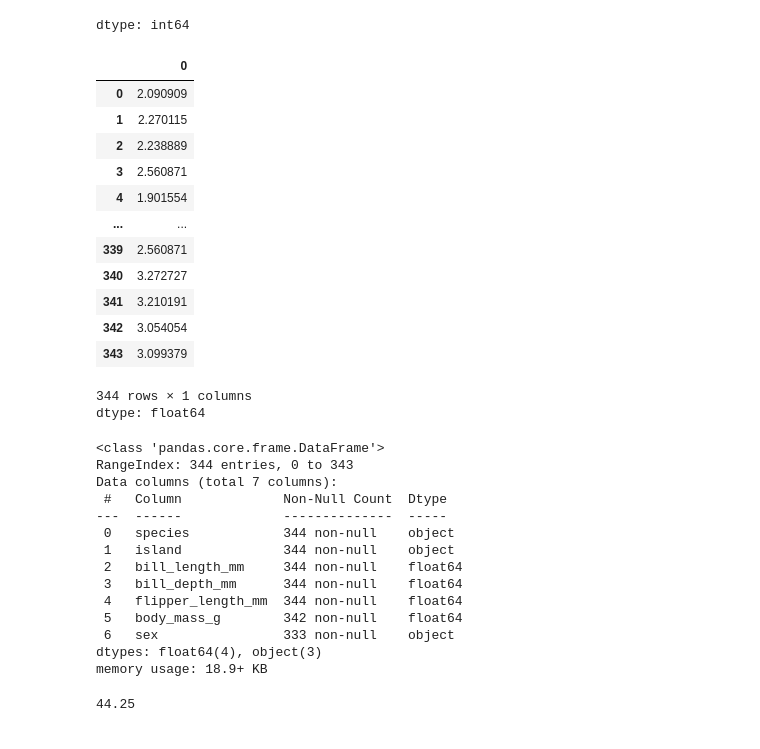
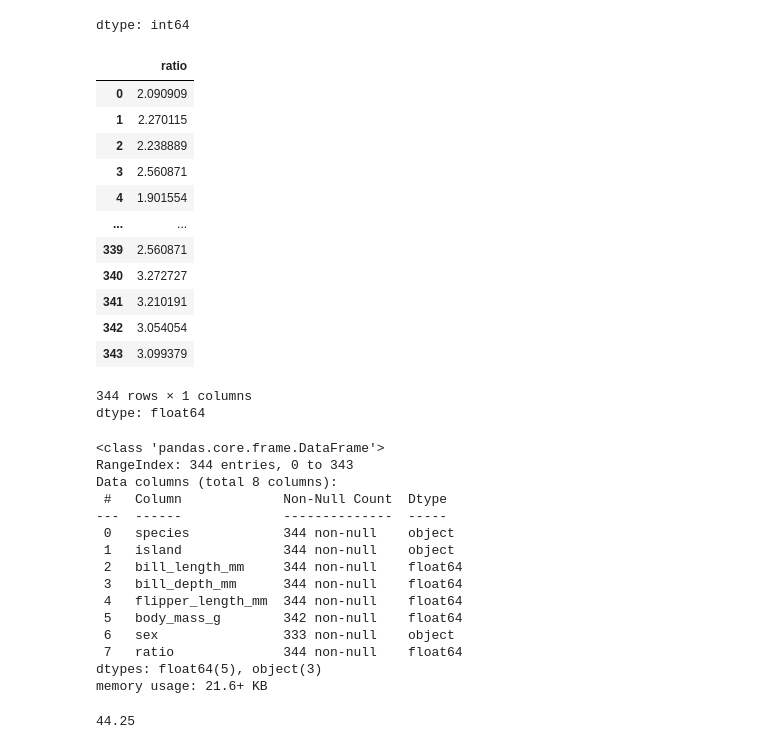
Before and after one commit to sreenandinisreenivasan3-sree/ML-project, a Jupyter notebook: Day_2_WORKSHEET.ipynb, the cells around one changed output. Saved outputs shown, nothing was run; the diff lists cells and outputs as text; code cells hidden in the pictures.

```diff
--- a/Day_2_WORKSHEET.ipynb
+++ b/Day_2_WORKSHEET.ipynb
@@ -791,10 +791,10 @@ df1['species'].value_counts()
 | Chinstrap | 68 |
 dtype: int64
 # %%
-ratio= (df1['bill_length_mm'] / df1['bill_depth_mm'])
-ratio
+df1['ratio']= (df1['bill_length_mm'] / df1['bill_depth_mm'])
+df1['ratio']
 # %% [output]
-|  | 0 |
+|  | ratio |
 | 0 | 2.090909 |
 | 1 | 2.270115 |
 | 2 | 2.238889 |
@@ -813,7 +813,7 @@ df1.info()
 # %% [output]
 <class 'pandas.core.frame.DataFrame'>
 RangeIndex: 344 entries, 0 to 343
-Data columns (total 7 columns):
+Data columns (total 8 columns):
  #   Column             Non-Null Count  Dtype
 ---  ------             --------------  -----
  0   species            344 non-null    object
@@ -823,8 +823,9 @@ Data columns (total 7 columns):
  4   flipper_length_mm  344 non-null    float64
  5   body_mass_g        342 non-null    float64
  6   sex                333 non-null    object
-dtypes: float64(4), object(3)
-memory usage: 18.9+ KB
+ 7   ratio              344 non-null    float64
+dtypes: float64(5), object(3)
+memory usage: 21.6+ KB
 # %%
 df1['bill_length_mm'].median()
 # %% [output]
```
